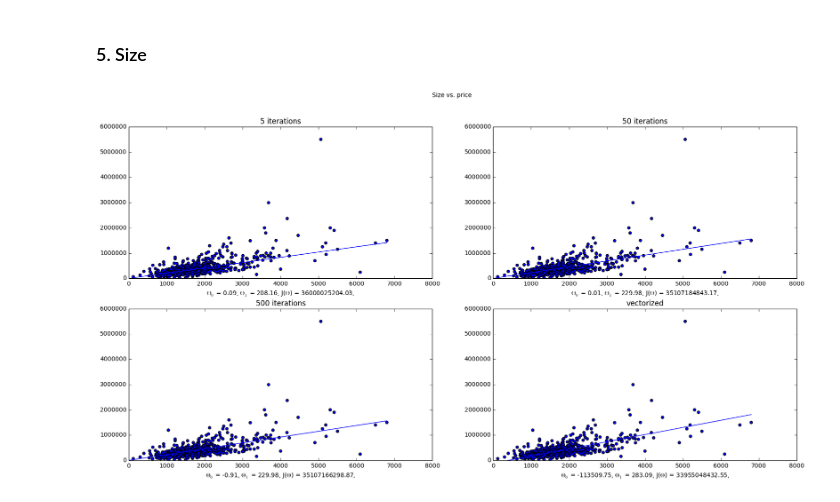
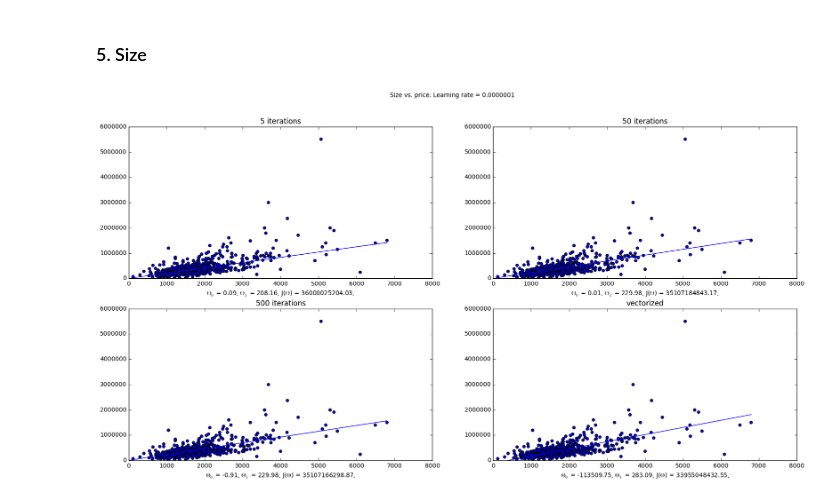
Before and after one commit to phielp/Leren-2016, a Jupyter notebook: Assignment1.ipynb, the cells around one changed output. Saved outputs shown, nothing was run; the diff lists cells and outputs as text; code cells hidden in the pictures.

```diff
--- a/Assignment1.ipynb
+++ b/Assignment1.ipynb
@@ -222,8 +222,6 @@ plt.show()
 # %% [markdown]
 ### 5. Size
 # %%
-# TODO: choose better values for alpha and number of iterations
-
 iter_1 = regressionIter(0, 1, size, price, 0.0000001, 5)
 iter_2 = regressionIter(0, 1, size, price, 0.0000001, 50)
 iter_3 = regressionIter(0, 1, size, price, 0.0000001, 500)
@@ -237,7 +235,7 @@ title_3 = '${\Theta_0}$ = %.2f, ${\Theta_1}$ = %.2f, J(${\Theta}$) = %.2f,' % (i
 title_4 = '${\Theta_0}$ = %.2f, ${\Theta_1}$ = %.2f, J(${\Theta}$) = %.2f,' % (vec[0] , vec[1], vec_cost)
 
 plt.figure(figsize=(20, 10))
-plt.suptitle('Size vs. price')
+plt.suptitle('Size vs. price. Learning rate = 0.0000001')
 
 plt.subplot(2,2,1)
 plt.scatter(size, price)
@@ -250,31 +248,31 @@ plt.plot(x,y)
 
 plt.subplot(2,2,2)
 plt.scatter(size, price)
 plt.title('50 iterations')
 plt.axis([0,8000,0,6000000])
 plt.xlabel(title_2)
 x = np.arange(max(size))
 y = iter_2[0] + iter_2[1] * x
 plt.plot(x,y)
 
 plt.subplot(2,2,3)
 plt.scatter(size, price)
 plt.title('500 iterations')
 plt.axis([0,8000,0,6000000])
 plt.xlabel(title_3)
 x = np.arange(max(size))
 y = iter_3[0] + iter_3[1] * x
 plt.plot(x,y)
 
 plt.subplot(2,2,4)
 plt.scatter(size, price)
 plt.title('vectorized')
 plt.axis([0,8000,0,6000000])
 plt.xlabel(title_4)
 x = np.arange(max(size))
 y = vec[0] + vec[1] * x
 plt.plot(x,y)
 
 plt.show()
 # %% [output]
-[figure, old version]
+[figure, new version]
```
Also changed, not shown: parts of 2 cells of this notebook, 1 other file.
